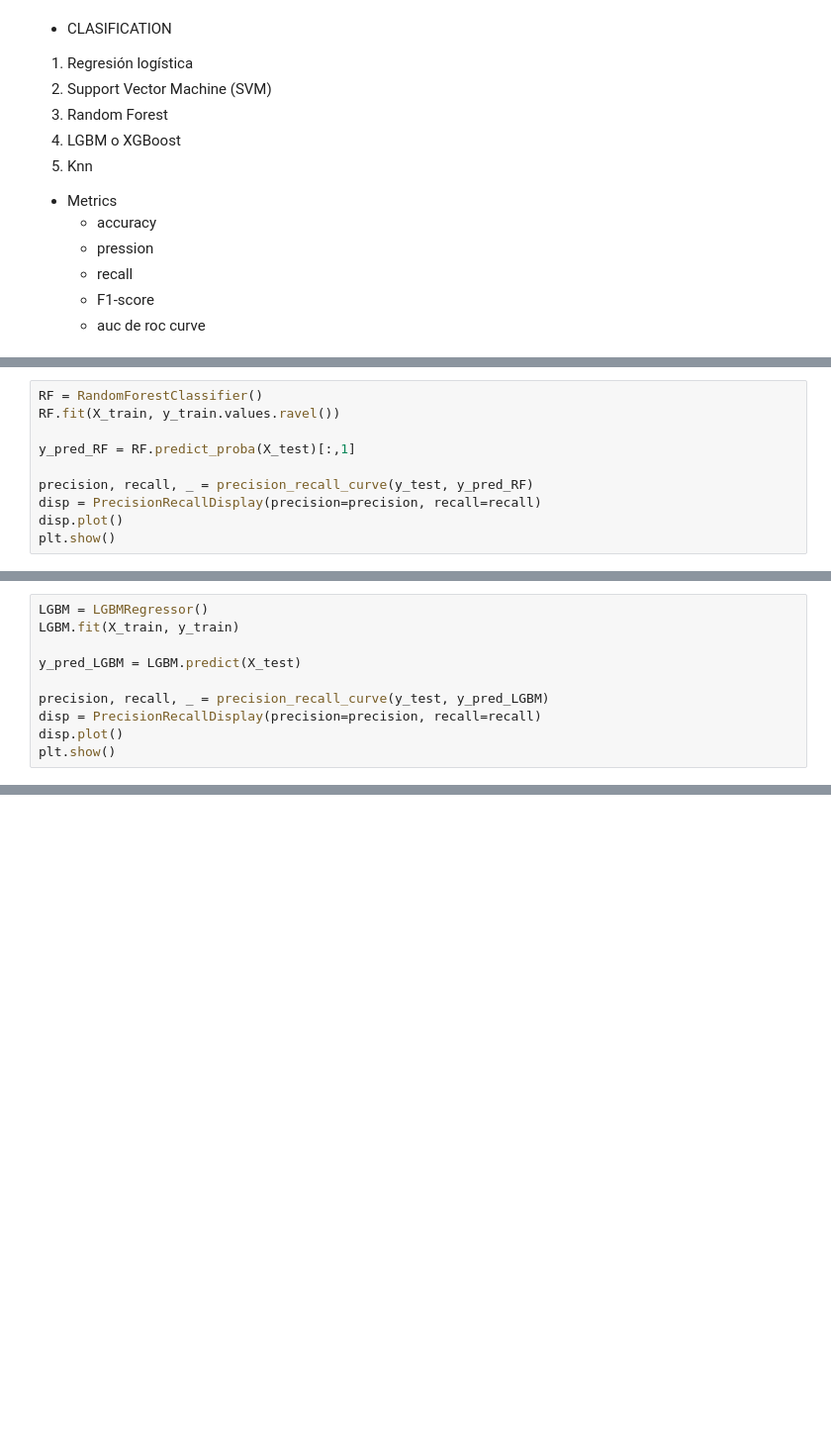
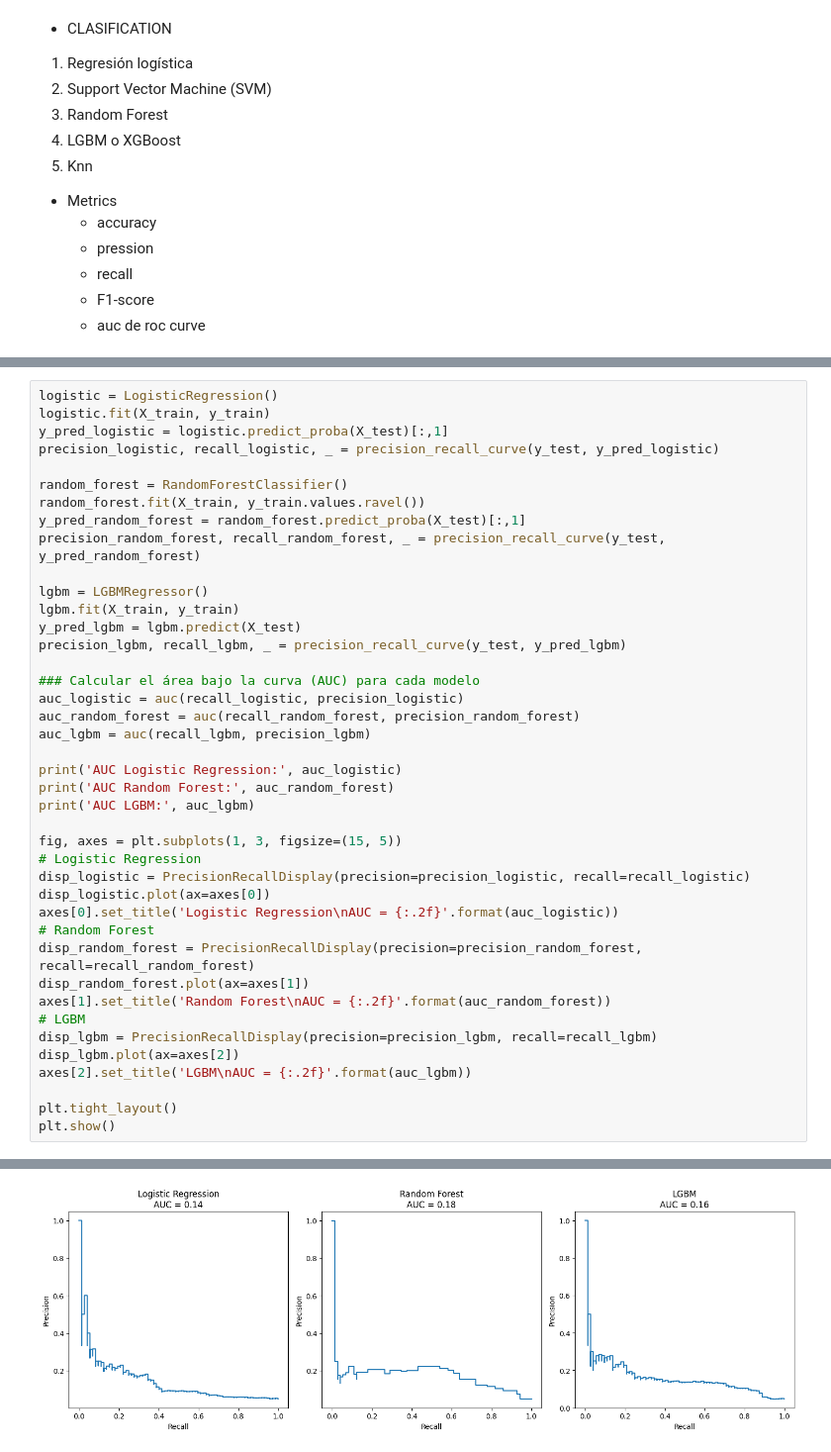
Before and after one commit to belenareal/machine_learning_projects, a Jupyter notebook: stroke_prediction_dataset/model.ipynb, the cells around one changed output, grey strips where cells are left out. Shown at 99% size. Cells and saved outputs as stored; diff of their text form; blank space fills up the shorter version.

Commit message:
model iniciado

```diff
--- a/stroke_prediction_dataset/model.ipynb
+++ b/stroke_prediction_dataset/model.ipynb
@@ -108,10 +85,0 @@ plt.show()
-# %%
-RF = RandomForestClassifier()
-RF.fit(X_train, y_train.values.ravel())
-
-y_pred_RF = RF.predict_proba(X_test)[:,1]
-
-precision, recall, _ = precision_recall_curve(y_test, y_pred_RF)
-disp = PrecisionRecallDisplay(precision=precision, recall=recall)
-disp.plot()
-plt.show()
@@ -132,10 +85,0 @@ y_pred_RF.sum()
-# %%
-LGBM = LGBMRegressor()
-LGBM.fit(X_train, y_train)
-
-y_pred_LGBM = LGBM.predict(X_test)
-
-precision, recall, _ = precision_recall_curve(y_test, y_pred_LGBM)
-disp = PrecisionRecallDisplay(precision=precision, recall=recall)
-disp.plot()
-plt.show()
@@ -178,0 +86,42 @@ sorted(y_pred_RF, reverse=True)
+# %%
+logistic = LogisticRegression()
+logistic.fit(X_train, y_train)
+y_pred_logistic = logistic.predict_proba(X_test)[:,1]
+precision_logistic, recall_logistic, _ = precision_recall_curve(y_test, y_pred_logistic)
+
+random_forest = RandomForestClassifier()
+random_forest.fit(X_train, y_train.values.ravel())
+y_pred_random_forest = random_forest.predict_proba(X_test)[:,1]
+precision_random_forest, recall_random_forest, _ = precision_recall_curve(y_test, y_pred_random_forest)
+
+lgbm = LGBMRegressor()
+lgbm.fit(X_train, y_train)
+y_pred_lgbm = lgbm.predict(X_test)
+precision_lgbm, recall_lgbm, _ = precision_recall_curve(y_test, y_pred_lgbm)
+
+### Calcular el área bajo la curva (AUC) para cada modelo
+auc_logistic = auc(recall_logistic, precision_logistic)
+auc_random_forest = auc(recall_random_forest, precision_random_forest)
+auc_lgbm = auc(recall_lgbm, precision_lgbm)
+
+print('AUC Logistic Regression:', auc_logistic)
+print('AUC Random Forest:', auc_random_forest)
+print('AUC LGBM:', auc_lgbm)
+
+fig, axes = plt.subplots(1, 3, figsize=(15, 5))
+# Logistic Regression
+disp_logistic = PrecisionRecallDisplay(precision=precision_logistic, recall=recall_logistic)
+disp_logistic.plot(ax=axes[0])
+axes[0].set_title('Logistic Regression\nAUC = {:.2f}'.format(auc_logistic))
+# Random Forest
+disp_random_forest = PrecisionRecallDisplay(precision=precision_random_forest, recall=recall_random_forest)
+disp_random_forest.plot(ax=axes[1])
+axes[1].set_title('Random Forest\nAUC = {:.2f}'.format(auc_random_forest))
+# LGBM
+disp_lgbm = PrecisionRecallDisplay(precision=precision_lgbm, recall=recall_lgbm)
+disp_lgbm.plot(ax=axes[2])
+axes[2].set_title('LGBM\nAUC = {:.2f}'.format(auc_lgbm))
+
+plt.tight_layout()
+plt.show()
+# %% [output]
@@ -178,0 +138 @@ sorted(y_pred_RF, reverse=True)
+[figure, added]
```
Also changed, not shown: parts of 20 cells of this notebook.
